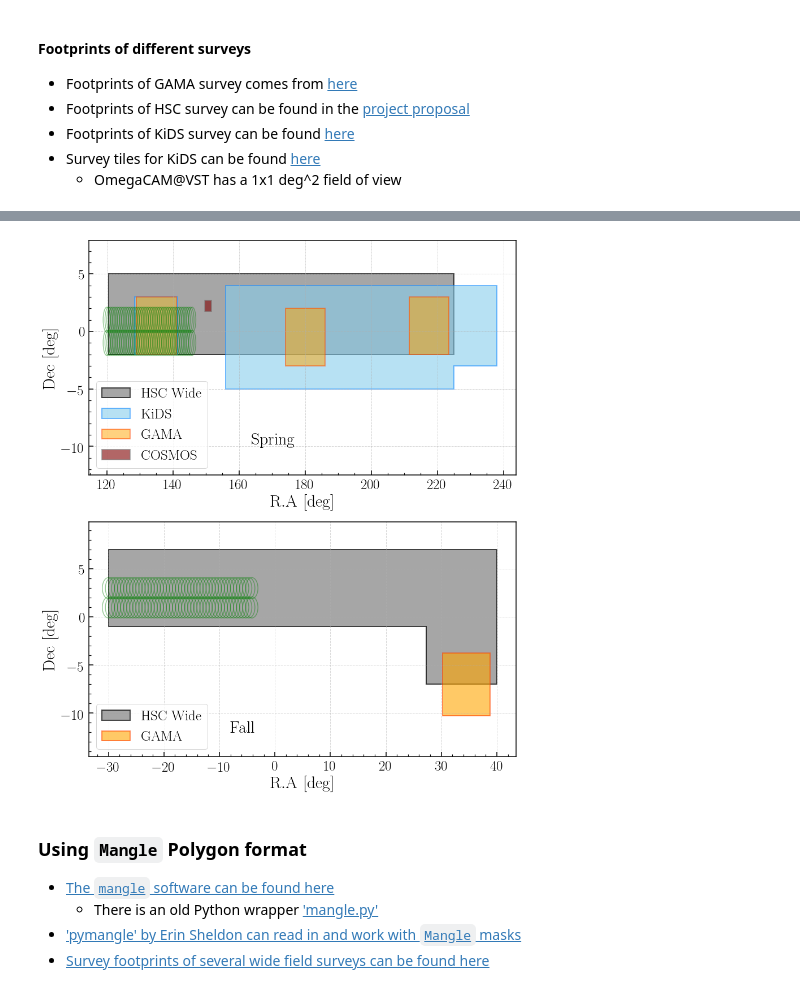
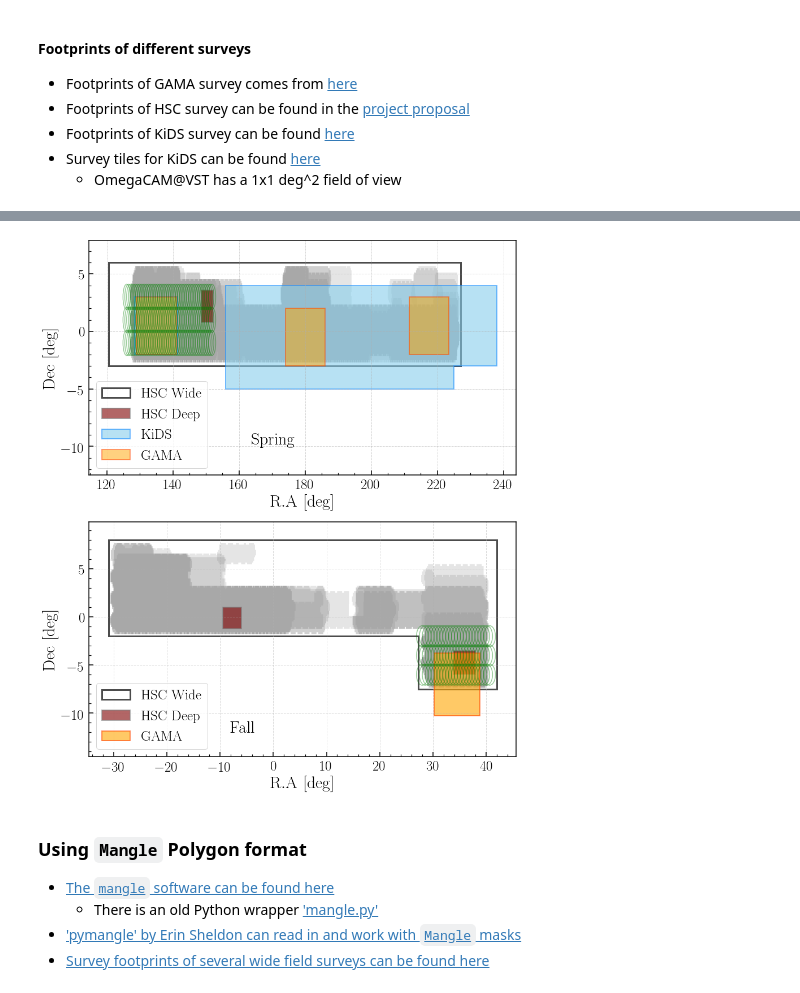
Before and after one commit to dr-guangtou/luandun, a Jupyter notebook: map/overplot_hsc_gama_kids.ipynb, the cells around one changed output, grey strips where cells are left out. Cells and saved outputs as stored; diff of their text form; code cells hidden in the pictures.

Commit message:
Put actually HSC S19A data on the figure

```diff
--- a/map/overplot_hsc_gama_kids.ipynb
+++ b/map/overplot_hsc_gama_kids.ipynb
@@ -63,14 +229,20 @@ g15_arr = np.asarray([[211.5, -2.0], [211.5, 3.0], [223.5, 3.0], [223.5, -2.0]])
 # %%
 # (RA, Dec) ranges for HSC
 # HSC spring
-hsc1_poly = Polygon([
-    [120.5, -2.0], [120.5, 5.0], [225.0, 5.0], [225.0, -2.0]
+hsc1_poly = mpl_polygon([
+    [120.5, -3.0], [120.5, 6.0], [225.0, 6.0], [225.0, -3.0]
 ])
 
 # HSC fall
-hsc2_poly = Polygon([
+hsc2_poly = mpl_polygon([
     [-30.0, -1.0], [-30.0, 7.0], [40.0, 7.0], [40.0, -7.0], [27.30, -7.0], [27.30, -1.0]
 ])
 
-hsc_1_arr = np.asarray([[120.5, -2.0], [120.5, 5.0], [225.0, 5.0], [225.0, -2.0]])
-hsc_2_arr = np.asarray([[-30.0, -1.0], [-30.0, 7.0], [40.0, 7.0], [40.0, -7.0], [27.30, -7.0], [27.30, -1.0]])
+hsc_1_arr = np.asarray([[120.5, -3.0], [120.5, 6.0], [227.0, 6.0], [227.0, -3.0]])
+hsc_2_arr = np.asarray([[-31.0, -2.0], [-31.0, 8.0], [42.0, 8.0], [42.0, -7.5], [27.30, -7.5], [27.30, -2.0]])
+
+# HSC Deep fields and UDeep fields
+hsc_cosmos = np.asarray([[152.2, 0.8], [152.2, 3.6], [148.6, 3.6], [148.6, 0.8]])
+hsc_deep2 = np.asarray([[354.0 - 360.0, -1.2], [354.0 - 360., 1.0],
+                        [350.5 - 360., 1.0], [350.5 - 360., -1.2]])
+hsc_xmm = np.asarray([[38.0, -6.0], [38.0, -3.5], [33.8, -3.5], [33.8, -6.0]])
@@ -116,17 +250,41 @@ merian2_fps = PatchCollection(
 fig = plt.figure(figsize=(12, 15))
 fig.subplots_adjust(left=0.12, right=0.995, bottom=0.15, top=0.995, wspace=0.00, hspace=0.2)
 
+# --- Spring Field --- #
 ax1 = fig.add_subplot(211)
 
-ax1.fill(hsc_1_arr[:, 0], hsc_1_arr[:, 1], facecolor='grey', edgecolor='k', linewidth=2, alpha=0.7,
+# HSC Wide
+ax1.fill(hsc_1_arr[:, 0], hsc_1_arr[:, 1], facecolor='none', edgecolor='k', linewidth=3, alpha=0.7,
          label=r'$\rm HSC\ Wide$')
 
+ax1.fill(hsc_g1_reg[:, 0], hsc_g1_reg[:, 1], facecolor='grey', edgecolor='none', linewidth=2, alpha=0.2,
+         label='__no_label__', rasterized=True)
+
+ax1.fill(hsc_r1_reg[:, 0], hsc_r1_reg[:, 1], facecolor='grey', edgecolor='none', linewidth=2, alpha=0.2,
+         label='__no_label__', rasterized=True)
+
+ax1.fill(hsc_i1_reg[:, 0], hsc_i1_reg[:, 1], facecolor='grey', edgecolor='none', linewidth=2, alpha=0.2,
+         label='__no_label__', rasterized=True)
+
+ax1.fill(hsc_z1_reg[:, 0], hsc_z1_reg[:, 1], facecolor='grey', edgecolor='none', linewidth=2, alpha=0.2,
+         label='__no_label__', rasterized=True)
+
+ax1.fill(hsc_y1_reg[:, 0], hsc_y1_reg[:, 1], facecolor='grey', edgecolor='none', linewidth=2, alpha=0.2,
+         label='__no_label__', rasterized=True)
+
+
+# HSC Deep
+ax1.fill(hsc_cosmos[:, 0], hsc_cosmos[:, 1], facecolor='maroon', edgecolor='grey', linewidth=2, alpha=0.6,
+         label=r'$\rm HSC\ Deep$')
+
+# KiDS
 ax1.fill(kids_n_arr[:, 0], kids_n_arr[:, 1], facecolor='skyblue', edgecolor='dodgerblue', linewidth=2, alpha=0.6,
          label=r'$\rm KiDS$')
 
 ax1.fill(kids_w2_arr[:, 0], kids_w2_arr[:, 1], facecolor='skyblue', edgecolor='dodgerblue', linewidth=2, alpha=0.6,
          label='__no_label__')
 
+# GAMA
 ax1.fill(g09_arr[:, 0], g09_arr[:, 1], facecolor='orange', edgecolor='orangered', linewidth=2, alpha=0.5,
          label=r'$\rm GAMA$')
 
@@ -136,42 +294,88 @@ ax1.fill(g12_arr[:, 0], g12_arr[:, 1], facecolor='orange', edgecolor='orangered'
 ax1.fill(g15_arr[:, 0], g15_arr[:, 1], facecolor='orange', edgecolor='orangered', linewidth=2, alpha=0.5,
          label='__no_label__')
 
-ax1.fill(kids_d2_arr[:, 0], kids_d2_arr[:, 1], facecolor='maroon', edgecolor='grey', linewidth=2, alpha=0.6,
-         label=r'$\rm COSMOS$')
 
-#ax1.add_artist(Circle((120.0, -1.0), 1.1, facecolor='none', edgecolor='g', label='merian'))
+merian1_fps = PatchCollection(
+    get_decam_footprints(126.0, -1.0, ra_n=48, dec_n=3, rad=1.1, ra_sep=0.55, dec_sep=2.0),
+    alpha=0.4, facecolor='none', edgecolor='g', linewidth=1.5, zorder=100
+)
+
 ax1.add_collection(merian1_fps)
 
 ax1.set_ylim(-12.5, 7.9)
 
 ax1.text(0.38, 0.13, r'$\rm Spring$', fontsize=30, transform=ax1.transAxes)
 
 ax1.legend(loc='lower left', fontsize=25)
 
 _ = ax1.set_xlabel(r'$\rm R.A\ [deg]$', fontsize=30)
 _ = ax1.set_ylabel(r'$\rm Dec\ [deg]$', fontsize=30)
 
-
+# --- Fall Fields --- #
 ax2 = fig.add_subplot(212)
 
-ax2.fill(hsc_2_arr[:, 0], hsc_2_arr[:, 1], facecolor='grey', edgecolor='k', linewidth=2, alpha=0.7,
+# HSC Wide
+ax2.fill(hsc_2_arr[:, 0], hsc_2_arr[:, 1], facecolor='none', edgecolor='k', linewidth=3, alpha=0.7,
          label=r'$\rm HSC\ Wide$')
 
+ax2.fill(hsc_g2_reg_a[:, 0], hsc_g2_reg_a[:, 1], facecolor='grey', edgecolor='none', linewidth=2, alpha=0.2,
+         label='__no_label__', rasterized=True)
+ax2.fill(hsc_g2_reg_b[:, 0], hsc_g2_reg_b[:, 1], facecolor='grey', edgecolor='none', linewidth=2, alpha=0.2,
+         label='__no_label__', rasterized=True)
+
+ax2.fill(hsc_r2_reg_a[:, 0], hsc_r2_reg_a[:, 1], facecolor='grey', edgecolor='none', linewidth=2, alpha=0.2,
+         label='__no_label__', rasterized=True)
+ax2.fill(hsc_r2_reg_b[:, 0], hsc_r2_reg_b[:, 1], facecolor='grey', edgecolor='none', linewidth=2, alpha=0.2,
+         label='__no_label__', rasterized=True)
+
+ax2.fill(hsc_i2_reg_a[:, 0], hsc_i2_reg_a[:, 1], facecolor='grey', edgecolor='none', linewidth=2, alpha=0.2,
+         label='__no_label__', rasterized=True)
+ax2.fill(hsc_i2_reg_b[:, 0], hsc_i2_reg_b[:, 1], facecolor='grey', edgecolor='none', linewidth=2, alpha=0.2,
+         label='__no_label__', rasterized=True)
+ax2.fill(hsc_i2_reg_c[:, 0], hsc_i2_reg_c[:, 1], facecolor='grey', edgecolor='none', linewidth=2, alpha=0.2,
+         label='__no_label__', rasterized=True)
+
+ax2.fill(hsc_z2_reg_a[:, 0], hsc_z2_reg_a[:, 1], facecolor='grey', edgecolor='none', linewidth=2, alpha=0.2,
+         label='__no_label__', rasterized=True)
+ax2.fill(hsc_z2_reg_b[:, 0], hsc_z2_reg_b[:, 1], facecolor='grey', edgecolor='none', linewidth=2, alpha=0.2,
+         label='__no_label__', rasterized=True)
+
+ax2.fill(hsc_y2_reg_a[:, 0], hsc_y2_reg_a[:, 1], facecolor='grey', edgecolor='none', linewidth=2, alpha=0.2,
+         label='__no_label__', rasterized=True)
+ax2.fill(hsc_y2_reg_b[:, 0], hsc_y2_reg_b[:, 1], facecolor='grey', edgecolor='none', linewidth=2, alpha=0.2,
+         label='__no_label__', rasterized=True)
+ax2.fill(hsc_y2_reg_c[:, 0], hsc_y2_reg_c[:, 1], facecolor='grey', edgecolor='none', linewidth=2, alpha=0.2,
+         label='__no_label__', rasterized=True)
+
+
+# HSC Deep
+ax2.fill(hsc_deep2[:, 0], hsc_deep2[:, 1], facecolor='maroon', edgecolor='grey', linewidth=2, alpha=0.6,
+         label=r'$\rm HSC\ Deep$')
+
+ax2.fill(hsc_xmm[:, 0], hsc_xmm[:, 1], facecolor='maroon', edgecolor='grey', linewidth=2, alpha=0.6,
+         label='__no_label__')
+
+# GAMA
 ax2.fill(g02_arr[:, 0], g02_arr[:, 1], facecolor='orange', edgecolor='orangered', linewidth=2, alpha=0.6,
          label=r'$\rm GAMA$')
+
+merian2_fps = PatchCollection(
+    get_decam_footprints(28.0, -6.0, ra_n=24, dec_n=3, rad=1.1, ra_sep=0.55, dec_sep=2.0),
+    alpha=0.4, facecolor='none', edgecolor='g', linewidth=1.5, zorder=100
+)
 
 ax2.add_collection(merian2_fps)
 
 ax2.legend(loc='lower left', fontsize=25)
 
 ax2.set_ylim(-14.5, 9.9)
 
 ax2.text(0.33, 0.10, r'$\rm Fall$', fontsize=30, transform=ax2.transAxes)
 
 _ = ax2.set_xlabel(r'$\rm R.A\ [deg]$', fontsize=30)
 _ = ax2.set_ylabel(r'$\rm Dec\ [deg]$', fontsize=30)
 # %% [output]
-[figure, old version]
+[figure, new version]
 # %% [markdown]
 ### Using `Mangle` Polygon format
 
```
Also changed, not shown: parts of 13 cells of this notebook.
